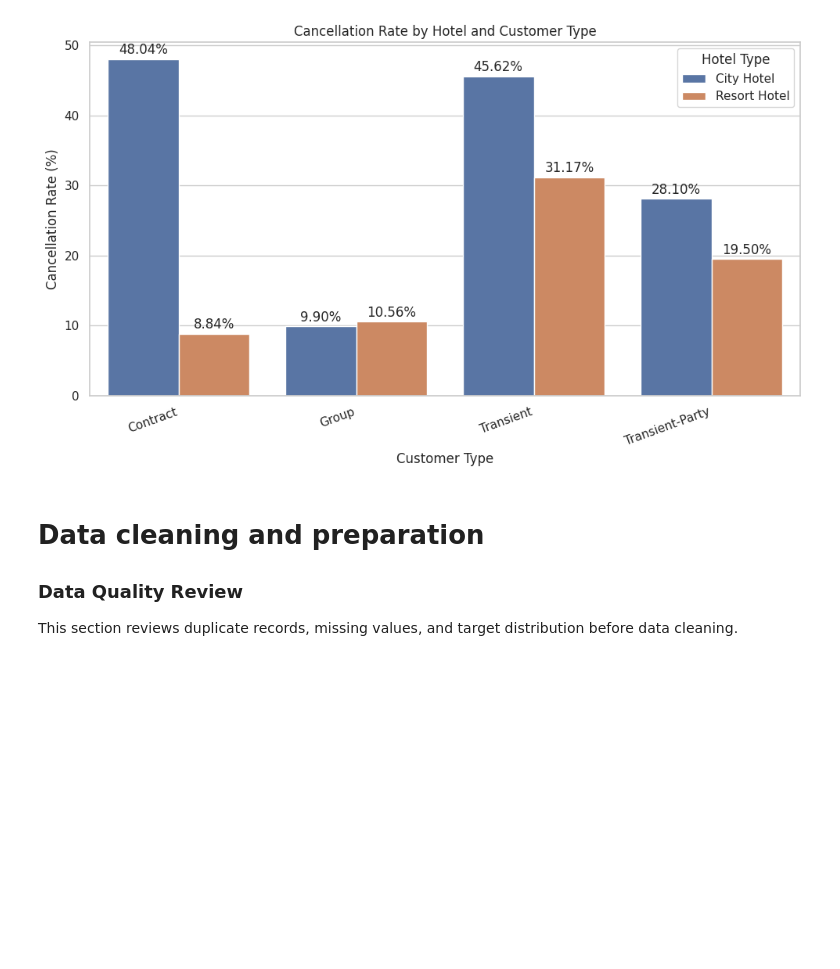
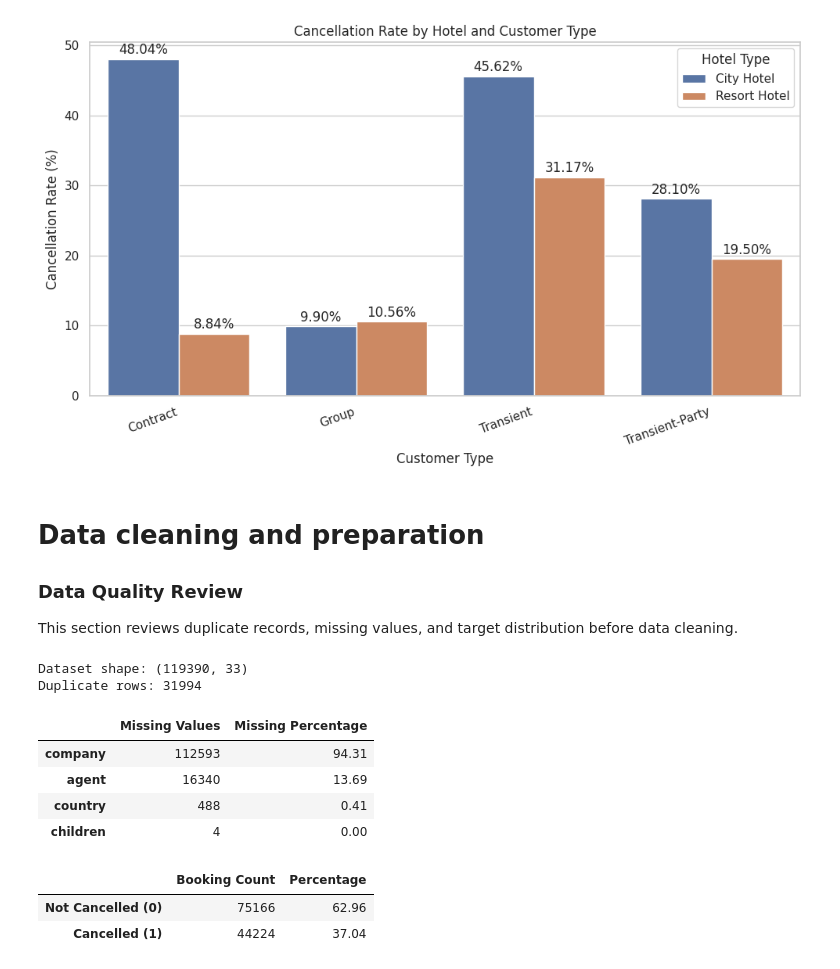
Before and after one commit to Battsengel2026124/ST_ML_C3_Hotel_Booking, a Jupyter notebook: Hotel_Booking_CA_3.ipynb, the cells around one changed output. Cells and saved outputs as stored; diff of their text form; code cells hidden in the pictures; blank space fills up the shorter version.

```diff
--- a/Hotel_Booking_CA_3.ipynb
+++ b/Hotel_Booking_CA_3.ipynb
@@ -602,3 +602,41 @@ plt.show()
 # Data cleaning and preparation
 ### Data Quality Review
 This section reviews duplicate records, missing values, and target distribution before data cleaning.
+# %%
+# Summarising the current dataset
+print("Dataset shape:", df.shape)
+print("Duplicate rows:", df.duplicated().sum())
+
+# Reviewing missing values
+missing_summary = pd.DataFrame({
+    "Missing Values": df.isnull().sum(),
+    "Missing Percentage": df.isnull().mean() * 100
+})
+
+display(
+    missing_summary[missing_summary["Missing Values"] > 0]
+    .sort_values("Missing Percentage", ascending=False)
+    .round(2)
+)
+
+# Reviewing the target distribution
+target_summary = pd.DataFrame({
+    "Booking Count": df["is_canceled"].value_counts().sort_index(),
+    "Percentage": (
+        df["is_canceled"].value_counts(normalize=True).sort_index() * 100
+    )
+})
+
+target_summary.index = ["Not Cancelled (0)", "Cancelled (1)"]
+display(target_summary.round(2))
+# %% [output]
+Dataset shape: (119390, 33)
+Duplicate rows: 31994
+|  | Missing Values | Missing Percentage |
+| company | 112593 | 94.31 |
+| agent | 16340 | 13.69 |
+| country | 488 | 0.41 |
+| children | 4 | 0.00 |
+|  | Booking Count | Percentage |
+| Not Cancelled (0) | 75166 | 62.96 |
+| Cancelled (1) | 44224 | 37.04 |
```
Also changed, not shown: parts of 5 cells of this notebook.
